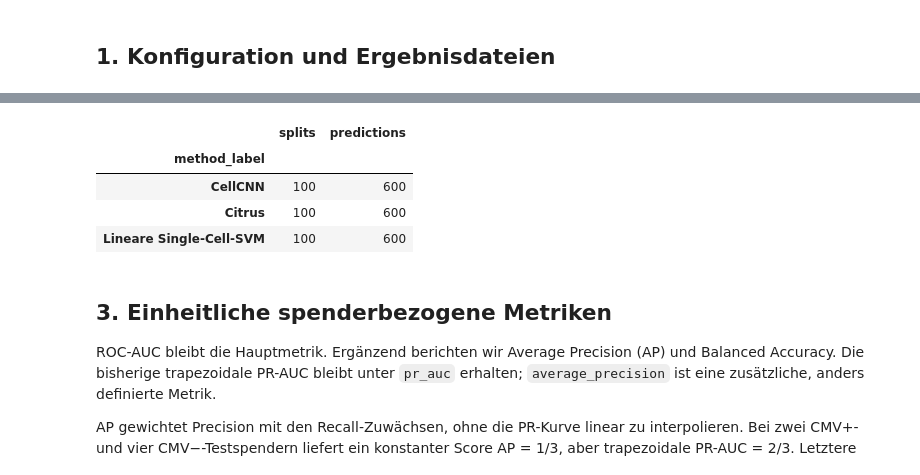
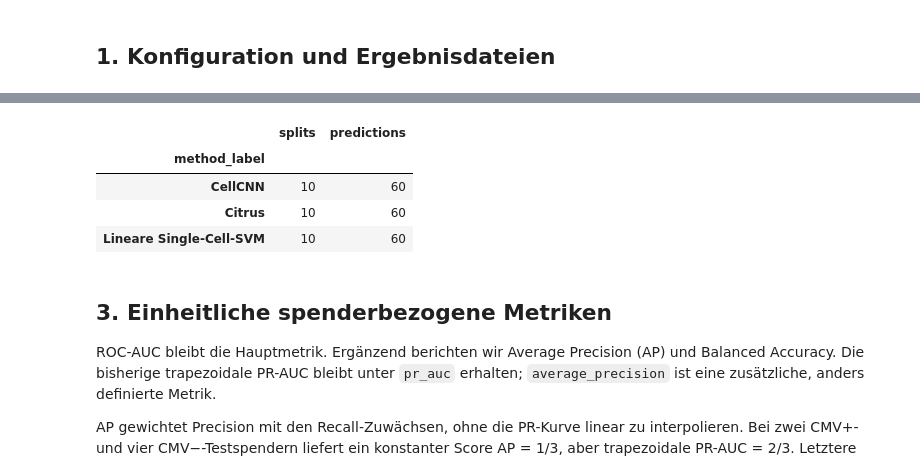
Before and after one commit to habicht12/SSBI-Project, a Jupyter notebook: notebooks/04e_comparison.ipynb, the cells around one changed output, grey strips where cells are left out. Saved outputs shown, nothing was run; the diff lists cells and outputs as text; code cells hidden in the pictures.

```diff
--- a/notebooks/04e_comparison.ipynb
+++ b/notebooks/04e_comparison.ipynb
@@ -8,6 +9,7 @@ Dieses Notebook trainiert keine Modelle. Es lädt ausschließlich die vollständ
 # Zweck: Vollständige Aufgabe-4-Artefakte finden und gemeinsame Vergleichsparameter festlegen.
 from pathlib import Path
 import warnings
+import sys
 
 import flowkit as fk
 import matplotlib.pyplot as plt
@@ -21,7 +23,7 @@ from sklearn.metrics import (
 
 GATE = "gated_alive"
 RUN_MODE = "full"
-EXPECTED_SPLIT_COUNT = 100
+EXPECTED_SPLIT_COUNT = 10
 
 PROJECT_ROOT = Path.cwd()
 if not (PROJECT_ROOT / "NK_cell_dataset").is_dir():
@@ -48,3 +50,6 @@ if missing_paths:
         "Vollständige Eingabedateien fehlen:\n"
         + "\n".join(f"- {path}" for path in missing_paths)
     )
+sys.path.insert(0, str(PROJECT_ROOT))
+from src.task4_artifacts import validate_comparison_configs
+validate_comparison_configs(PROJECT_ROOT)
@@ -60,6 +66,7 @@ Jede Methode muss für dieselben 100 Splits genau die sechs äußeren Testspende
 # %%
 # Zweck: Vor jeder Metrik beweisen, dass alle Methoden dieselben Testspender bewertet haben.
-donor_splits = pd.read_csv(SPLITS_PATH)
+all_donor_splits = pd.read_csv(SPLITS_PATH)
+donor_splits = all_donor_splits.loc[all_donor_splits["split_id"].isin(range(EXPECTED_SPLIT_COUNT))].copy()
 expected_test = donor_splits.loc[
     donor_splits["outer_partition"].eq("test"),
     ["split_id", "split_seed", "donor_id", "label"],
@@ -68,8 +75,22 @@ assert expected_test["split_id"].nunique() == EXPECTED_SPLIT_COUNT
 assert expected_test.groupby("split_id").size().eq(6).all()
 
 prediction_tables = []
+cellcnn_svm_tables = []
 for method_label, path in PREDICTION_PATHS.items():
     table = pd.read_csv(path)
+    method_split_count = EXPECTED_SPLIT_COUNT if method_label == "Citrus" else 100
+    table = table.loc[table["split_id"].isin(range(method_split_count))].copy()
+    method_expected_test = all_donor_splits.loc[
+        all_donor_splits["outer_partition"].eq("test")
+        & all_donor_splits["split_id"].isin(range(method_split_count)),
+        ["split_id", "split_seed", "donor_id", "label"],
+    ].rename(columns={"label": "y_true"})
+    if method_label == "Citrus":
+        if not (
+            table["file_sample_size"].eq(10_000).all()
+            and table["minimum_cluster_size_fraction"].eq(0.0005).all()
+        ):
+            raise ValueError("Citrus: vollständiger Neulauf mit 10.000 Zellen und 0,05 % erforderlich.")
     required_columns = {
         "gate", "run_mode", "split_id", "split_seed",
         "donor_id", "y_true", "score", "decision_threshold", "y_pred",
@@ -78,40 +99,43 @@ for method_label, path in PREDICTION_PATHS.items():
     if missing_columns:
         raise ValueError(f"{method_label}: fehlende Spalten {missing_columns}")
     assert table["gate"].eq(GATE).all()
     assert table["run_mode"].eq(RUN_MODE).all()
     assert table["method"].eq(EXPECTED_METHOD_VALUES[method_label]).all()
-    assert table["split_id"].nunique() == EXPECTED_SPLIT_COUNT
+    assert table["split_id"].nunique() == method_split_count
     assert table.groupby("split_id").size().eq(6).all()
     assert table.groupby(["split_id", "donor_id"]).size().eq(1).all()
     assert np.isfinite(table["score"]).all()
     assert np.isfinite(table["decision_threshold"]).all()
     assert set(table["y_pred"]).issubset({0, 1})
     assert table["y_pred"].eq(
         table["score"].ge(table["decision_threshold"]).astype(int)
     ).all()
     # Der Eins-zu-eins-Merge deckt vertauschte Labels, Seeds oder Spender sofort auf.
     observed = table[["split_id", "split_seed", "donor_id", "y_true"]]
     assert observed.merge(
-        expected_test,
+        method_expected_test,
         on=["split_id", "split_seed", "donor_id", "y_true"],
         validate="one_to_one",
-    ).shape[0] == len(observed) == len(expected_test)
+    ).shape[0] == len(observed) == len(method_expected_test)
     table = table.copy()
     table["method_label"] = method_label
-    prediction_tables.append(table)
+    if method_label != "Citrus":
+        cellcnn_svm_tables.append(table)
+    prediction_tables.append(table.loc[table["split_id"].isin(range(EXPECTED_SPLIT_COUNT))])
 
 predictions = pd.concat(prediction_tables, ignore_index=True)
+cellcnn_svm_predictions = pd.concat(cellcnn_svm_tables, ignore_index=True)
 comparison_overview = (
     predictions.groupby("method_label")
     .agg(splits=("split_id", "nunique"), predictions=("score", "size"))
 )
 display(comparison_overview)
 # %% [output]
 |  | splits | predictions |
 | method_label |  |  |
-| CellCNN | 100 | 600 |
-| Citrus | 100 | 600 |
-| Lineare Single-Cell-SVM | 100 | 600 |
+| CellCNN | 10 | 60 |
+| Citrus | 10 | 60 |
+| Lineare Single-Cell-SVM | 10 | 60 |
 # %% [markdown]
 ## 3. Einheitliche spenderbezogene Metriken
 
```
Also changed, not shown: parts of 12 cells of this notebook, 10 other files.
